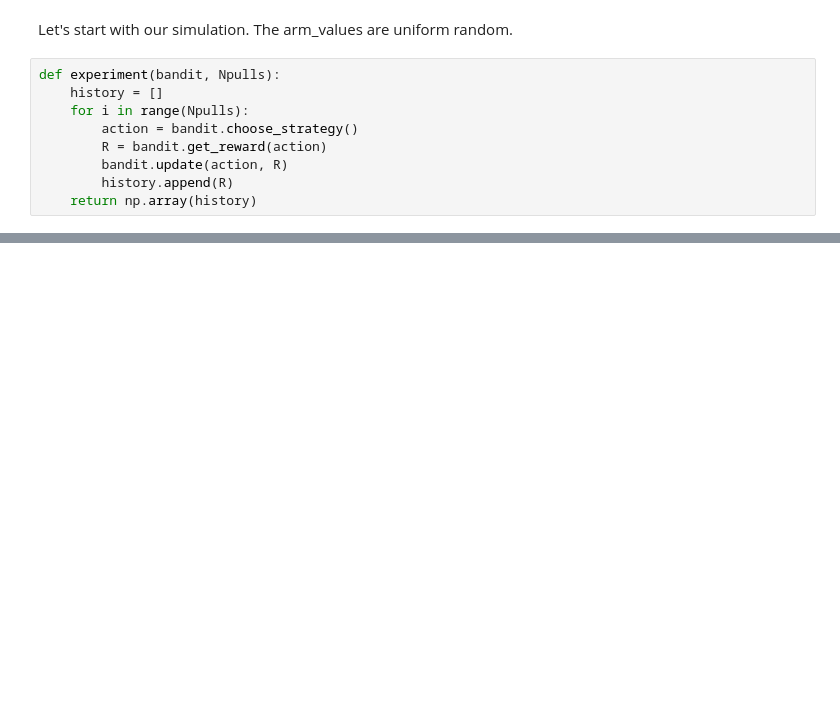
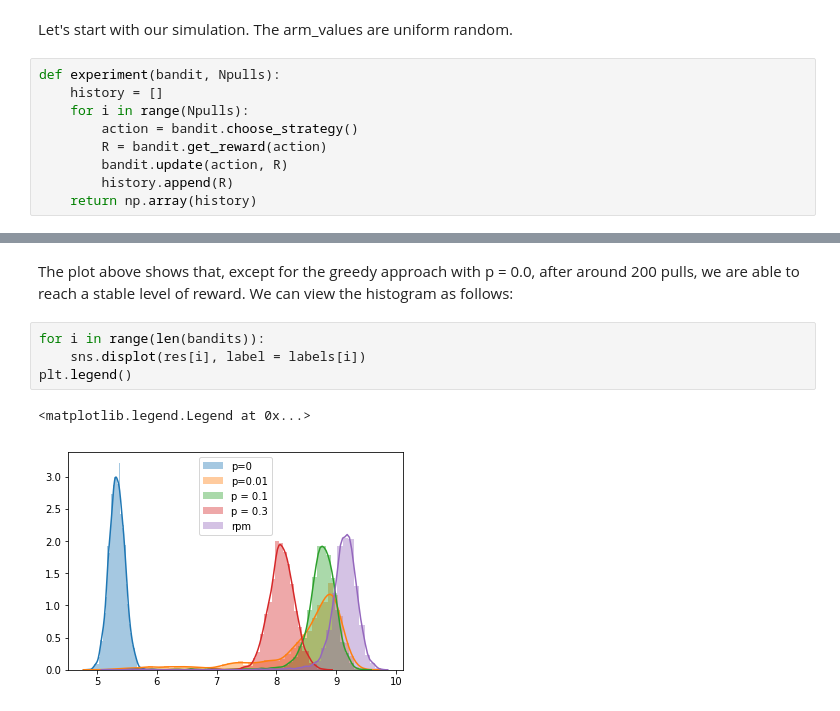
Before and after one commit to namnewyork21/Statistics, a Jupyter notebook: Multi-armed bandits illustration.ipynb, the cells around one changed output, grey strips where cells are left out. Drawn from its saved outputs; the diff is of its cells as text; blank space fills up the shorter version.

```diff
--- a/Multi-armed bandits illustration.ipynb
+++ b/Multi-armed bandits illustration.ipynb
@@ -142,0 +143,9 @@ print(np.percentile(avg_outcome_rpm, 0.01))
+# %% [markdown]
+The plot above shows that, except for the greedy approach with p = 0.0, after around 200 pulls, we are able to reach a stable level of reward. We can view the histogram as follows:
+# %%
+for i in range(len(bandits)):
+    sns.displot(res[i], label = labels[i])
+plt.legend()
+# %% [output]
+<matplotlib.legend.Legend at 0x...>
+[figure, added]
```
Also changed, not shown: parts of 12 cells of this notebook.
